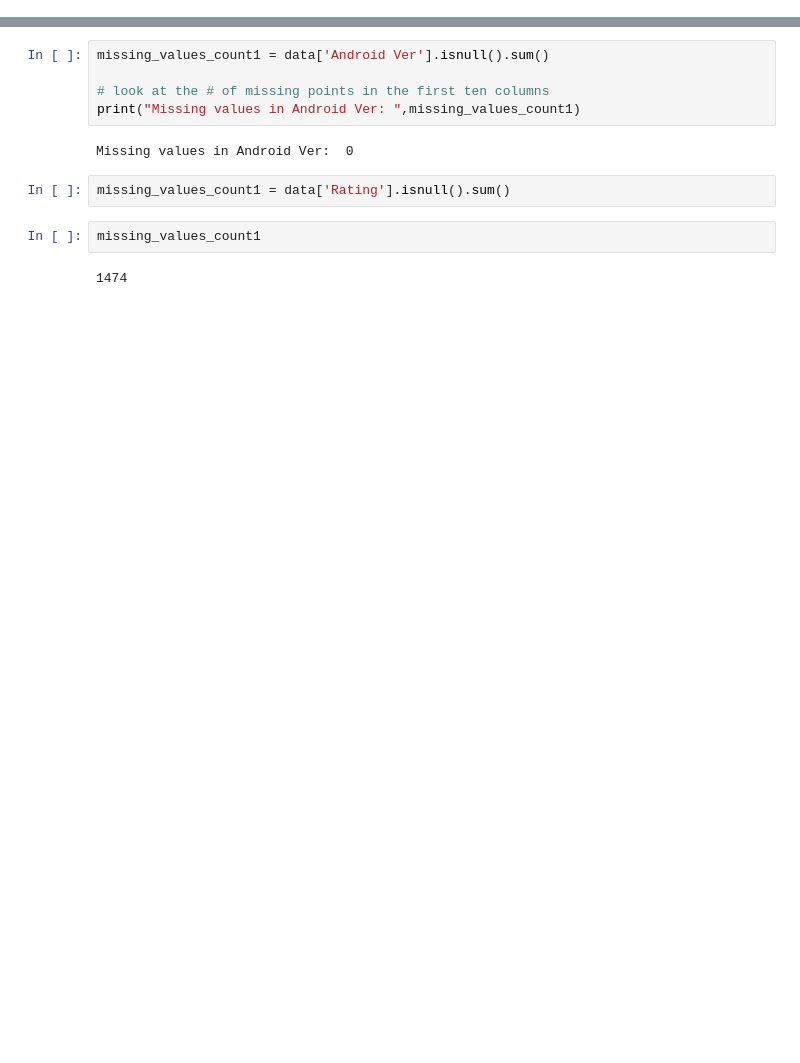
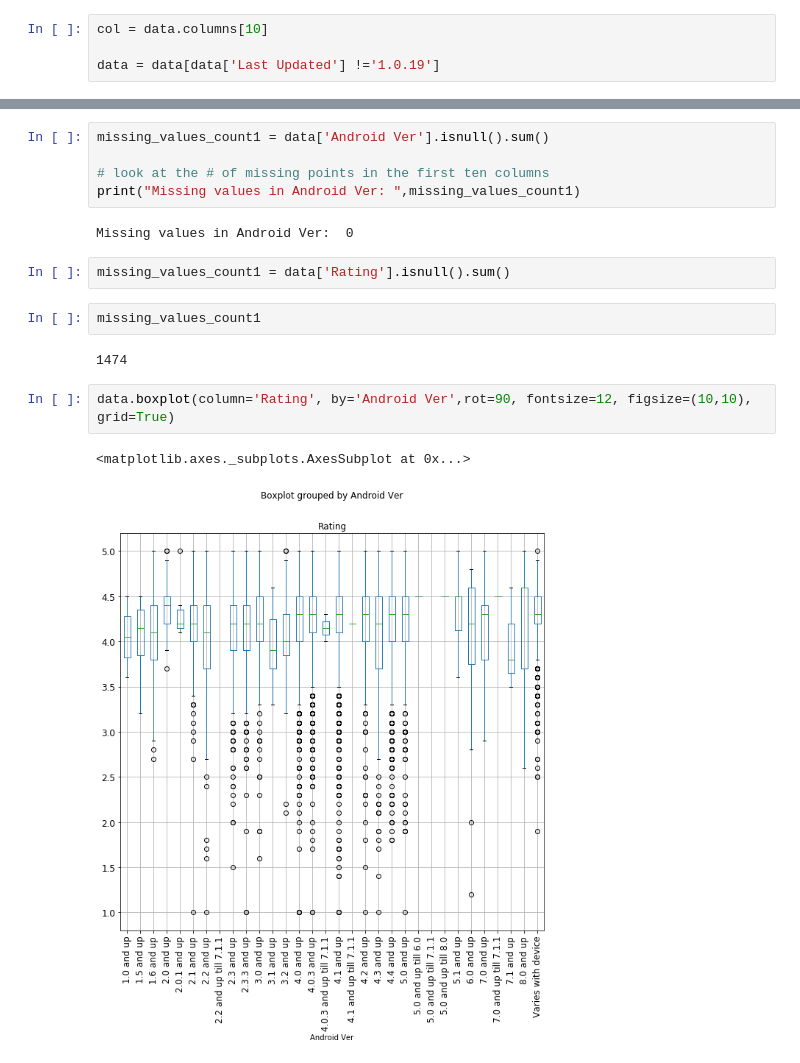
Before and after one commit to yasmeenel3sh/DataEngineeringCourseProject, a Jupyter notebook: Cleaning.ipynb, the cells around one changed output, grey strips where cells are left out. Cells and saved outputs as stored; diff of their text form; blank space fills up the shorter version.

```diff
--- a/Cleaning.ipynb
+++ b/Cleaning.ipynb
@@ -47,0 +159,4 @@ data['Android Ver'] = data['Android Ver'].replace(np.nan, 'Varies with device')
+# %%
+col = data.columns[10]
+
+data = data[data['Last Updated'] !='1.0.19']
@@ -58,3 +195,8 @@ missing_values_count1 = data['Rating'].isnull().sum()
 missing_values_count1
 # %% [output]
 1474
+# %%
+data.boxplot(column='Rating', by='Android Ver',rot=90, fontsize=12, figsize=(10,10), grid=True)
+# %% [output]
+<matplotlib.axes._subplots.AxesSubplot at 0x...>
+[figure, added]
```
Also changed, not shown: parts of 18 cells of this notebook.
